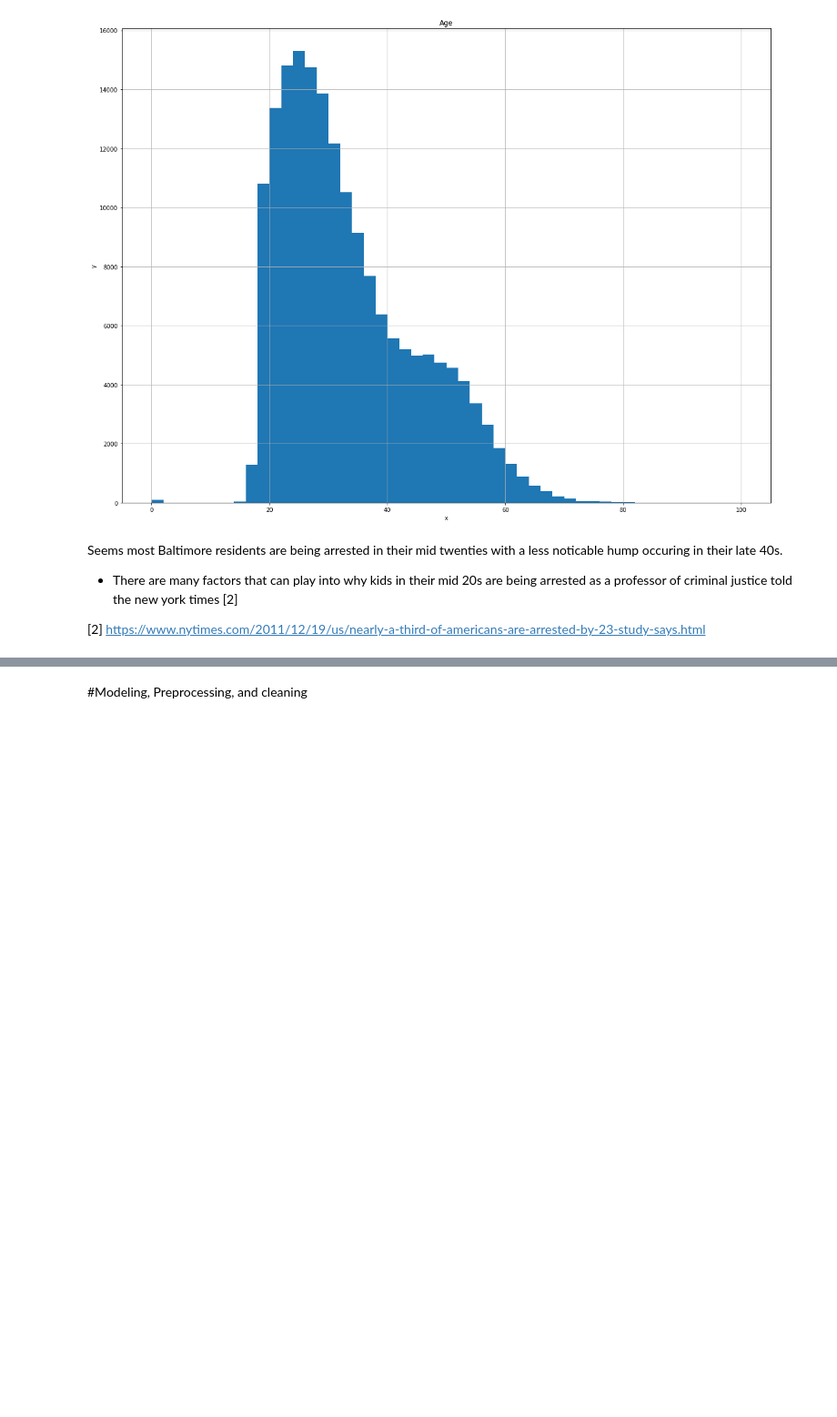
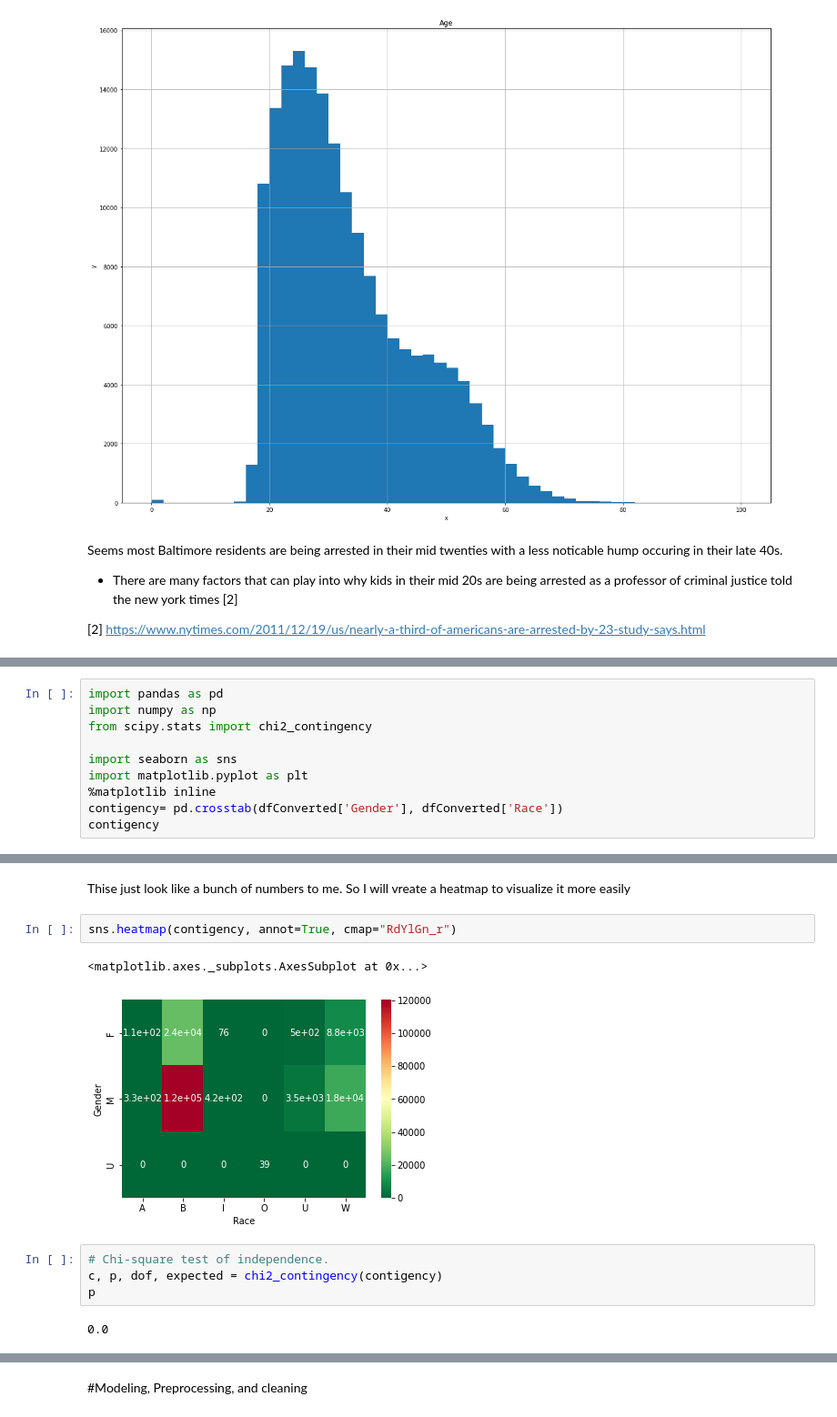
Before and after one commit to ed765super/Baltimore-Crime-Data-Visualizer, a Jupyter notebook: project.ipynb, the cells around one changed output, grey strips where cells are left out. Shown: that part at 91% size. Cells and saved outputs as stored; diff of their text form; blank space fills up the shorter version.

```diff
--- a/project.ipynb
+++ b/project.ipynb
@@ -476,0 +507,10 @@ SNS doesnt really help here as it can only be used with numerical features. So I
+# %%
+import pandas as pd
+import numpy as np
+from scipy.stats import chi2_contingency
+
+import seaborn as sns
+import matplotlib.pyplot as plt
+%matplotlib inline
+contigency= pd.crosstab(dfConverted['Gender'], dfConverted['Race'])
+contigency
@@ -476,0 +523,13 @@ SNS doesnt really help here as it can only be used with numerical features. So I
+# %% [markdown]
+Thise just look like a bunch of numbers to me. So I will vreate a heatmap to visualize it more easily
+# %%
+sns.heatmap(contigency, annot=True, cmap="RdYlGn_r")
+# %% [output]
+<matplotlib.axes._subplots.AxesSubplot at 0x...>
+[figure, added]
+# %%
+# Chi-square test of independence.
+c, p, dof, expected = chi2_contingency(contigency)
+p
+# %% [output]
+0.0
```
Also changed, not shown: parts of 14 cells of this notebook.
